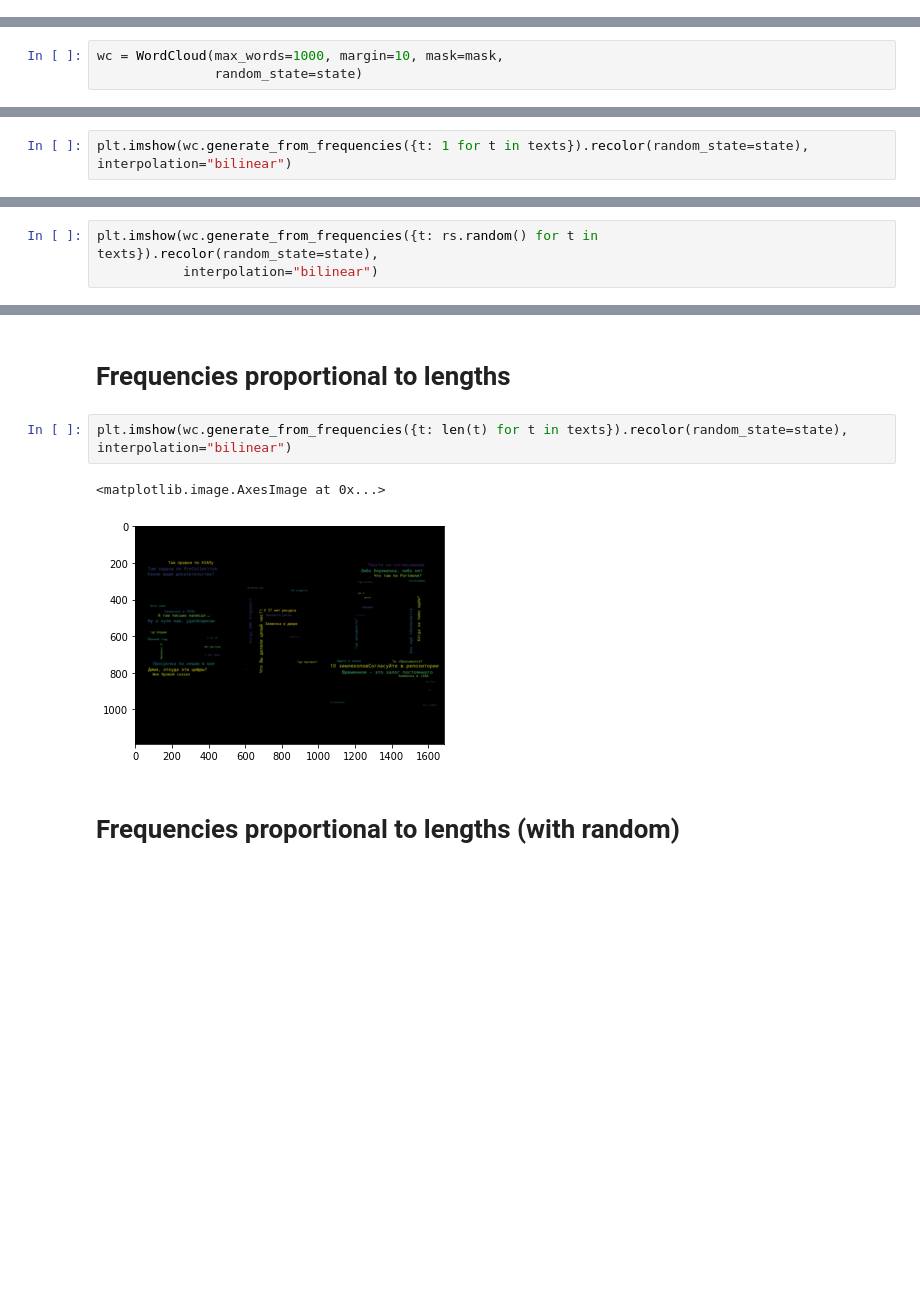
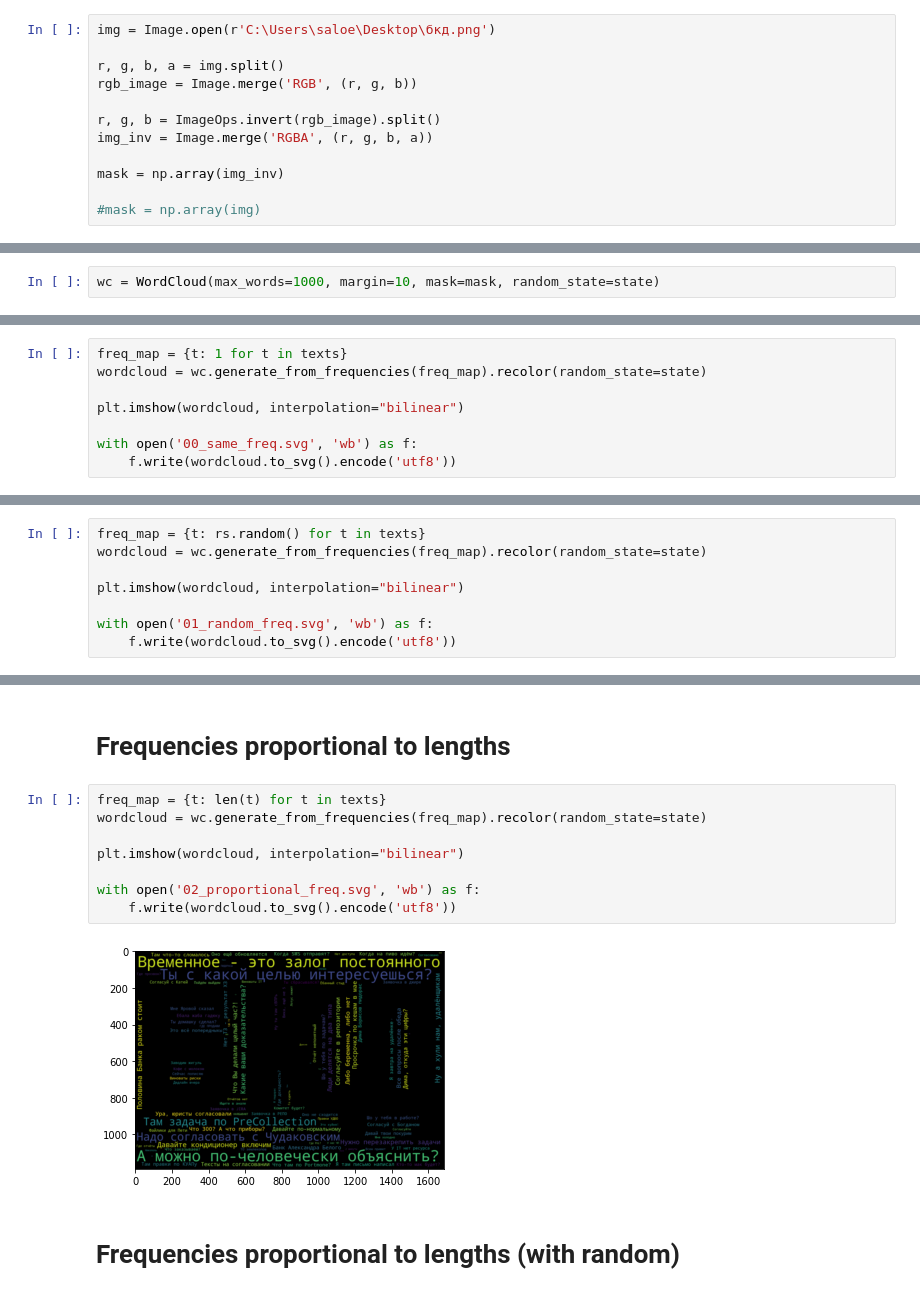
Before and after one commit to saloedov/bcd_farewell_project, a Jupyter notebook: main.ipynb, the cells around one changed output, grey strips where cells are left out. Drawn from its saved outputs; the diff is of its cells as text; blank space fills up the shorter version.

```diff
--- a/main.ipynb
+++ b/main.ipynb
@@ -72,0 +115,12 @@ mask = np.array(Image.open(r'C:\Users\saloe\Desktop\бкд.png'))
+# %%
+img = Image.open(r'C:\Users\saloe\Desktop\бкд.png')
+
+r, g, b, a = img.split()
+rgb_image = Image.merge('RGB', (r, g, b))
+
+r, g, b = ImageOps.invert(rgb_image).split()
+img_inv = Image.merge('RGBA', (r, g, b, a))
+
+mask = np.array(img_inv)
+
+#mask = np.array(img)
@@ -74,10 +130,15 @@ mask = np.array(Image.open(r'C:\Users\saloe\Desktop\бкд.png'))
 state = 228
 rs = np.random.RandomState(state)
 # %%
-wc = WordCloud(max_words=1000, margin=10, mask=mask,
-               random_state=state)
+wc = WordCloud(max_words=1000, margin=10, mask=mask, random_state=state)
 # %% [markdown]
 # Same frequency for all
 # %%
-plt.imshow(wc.generate_from_frequencies({t: 1 for t in texts}).recolor(random_state=state), interpolation="bilinear")
+freq_map = {t: 1 for t in texts}
+wordcloud = wc.generate_from_frequencies(freq_map).recolor(random_state=state)
+
+plt.imshow(wordcloud, interpolation="bilinear")
+
+with open('00_same_freq.svg', 'wb') as f:
+    f.write(wordcloud.to_svg().encode('utf8'))
 # %% [output]
@@ -86,6 +146,11 @@ plt.imshow(wc.generate_from_frequencies({t: 1 for t in texts}).recolor(random_st
 # %% [markdown]
 # Random frequencies
 # %%
-plt.imshow(wc.generate_from_frequencies({t: rs.random() for t in texts}).recolor(random_state=state),
-           interpolation="bilinear")
+freq_map = {t: rs.random() for t in texts}
+wordcloud = wc.generate_from_frequencies(freq_map).recolor(random_state=state)
+
+plt.imshow(wordcloud, interpolation="bilinear")
+
+with open('01_random_freq.svg', 'wb') as f:
+    f.write(wordcloud.to_svg().encode('utf8'))
 # %% [output]
@@ -94,10 +158,15 @@ plt.imshow(wc.generate_from_frequencies({t: rs.random() for t in texts}).recolor
 # %% [markdown]
 # Frequencies proportional to lengths
 # %%
-plt.imshow(wc.generate_from_frequencies({t: len(t) for t in texts}).recolor(random_state=state), interpolation="bilinear")
+freq_map = {t: len(t) for t in texts}
+wordcloud = wc.generate_from_frequencies(freq_map).recolor(random_state=state)
+
+plt.imshow(wordcloud, interpolation="bilinear")
+
+with open('02_proportional_freq.svg', 'wb') as f:
+    f.write(wordcloud.to_svg().encode('utf8'))
 # %% [output]
-<matplotlib.image.AxesImage at 0x...>
-[figure, old version]
+[figure, new version]
 # %% [markdown]
 # Frequencies proportional to lengths (with random)
 # %%
```
Also changed, not shown: parts of 13 cells of this notebook, 10 other files.
